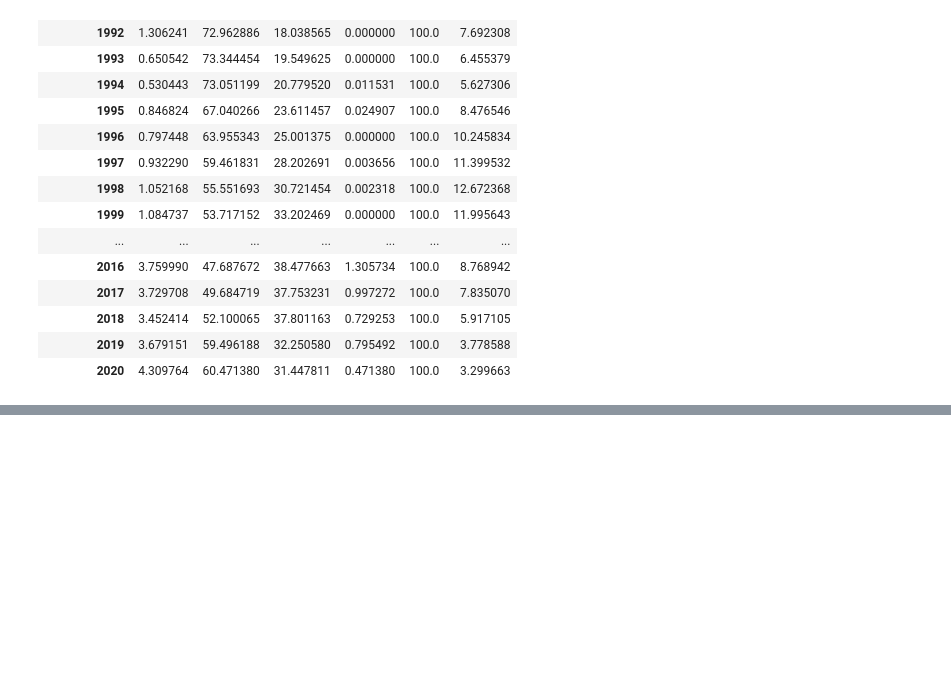
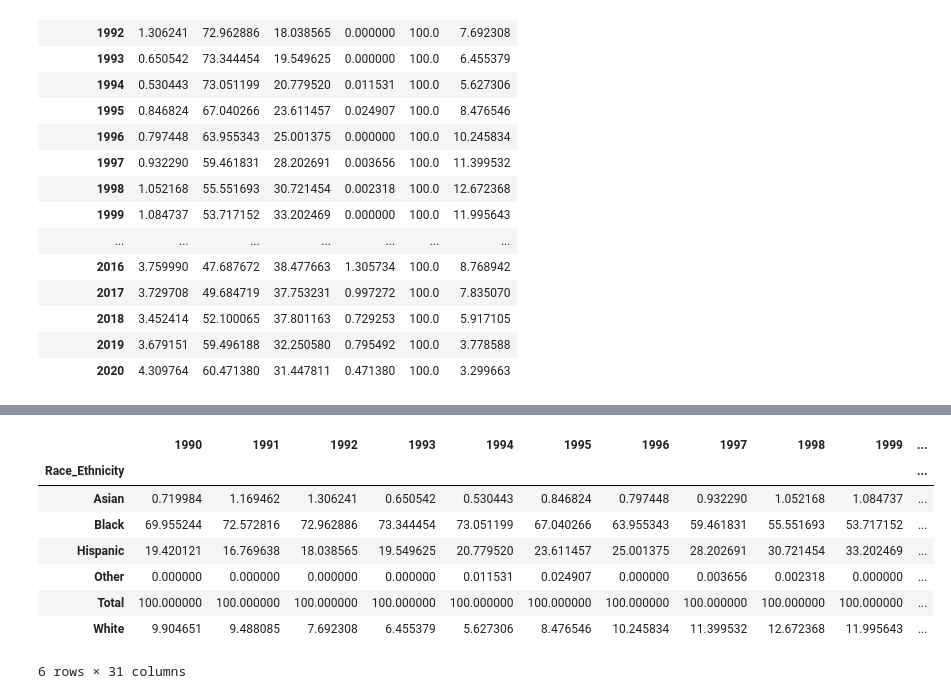
Before and after one commit to Marycunningham79/cannabis-project, a Jupyter notebook: NYC data analysis for datawrapper.ipynb, the cells around one changed output, grey strips where cells are left out. Drawn from its saved outputs; the diff is of its cells as text; code cells hidden in the pictures; blank space fills up the shorter version.

```diff
--- a/NYC data analysis for datawrapper.ipynb
+++ b/NYC data analysis for datawrapper.ipynb
@@ -127,6 +131,6 @@ total_arrest[cols].T.div(total_arrest[cols].T['Total'], axis=0).mul(100)
 # %%
-df_nyc = total_arrest[cols].T.div(total_arrest[cols].T['Total'], axis=0).mul(100)
-df_nyc
+pct = total_arrest[cols].T.div(total_arrest[cols].T['Total'], axis=0).mul(100)
+pct
 # %% [output]
 | Race_Ethnicity | Asian | Black | Hispanic | Other | Total | White |
 | 1990 | 0.719984 | 69.955244 | 19.420121 | 0.000000 | 100.0 | 9.904651 |
@@ -151,0 +156,3 @@ AttributeError: 'NoneType' object has no attribute 'rename'
+# %%
+df_exp = pd.DataFrame(pct)
+df_exp
@@ -151,0 +177,13 @@ AttributeError: 'NoneType' object has no attribute 'rename'
+# %%
+df_exp = df_exp.T
+df_exp
+# %% [output]
+|  | 1990 | 1991 | 1992 | 1993 | 1994 | 1995 | 1996 | 1997 | 1998 | 1999 | ... |
+| Race_Ethnicity |  |  |  |  |  |  |  |  |  |  | ... |
+| Asian | 0.719984 | 1.169462 | 1.306241 | 0.650542 | 0.530443 | 0.846824 | 0.797448 | 0.932290 | 1.052168 | 1.084737 | ... |
+| Black | 69.955244 | 72.572816 | 72.962886 | 73.344454 | 73.051199 | 67.040266 | 63.955343 | 59.461831 | 55.551693 | 53.717152 | ... |
+| Hispanic | 19.420121 | 16.769638 | 18.038565 | 19.549625 | 20.779520 | 23.611457 | 25.001375 | 28.202691 | 30.721454 | 33.202469 | ... |
+| Other | 0.000000 | 0.000000 | 0.000000 | 0.000000 | 0.011531 | 0.024907 | 0.000000 | 0.003656 | 0.002318 | 0.000000 | ... |
+| Total | 100.000000 | 100.000000 | 100.000000 | 100.000000 | 100.000000 | 100.000000 | 100.000000 | 100.000000 | 100.000000 | 100.000000 | ... |
+| White | 9.904651 | 9.488085 | 7.692308 | 6.455379 | 5.627306 | 8.476546 | 10.245834 | 11.399532 | 12.672368 | 11.995643 | ... |
+6 rows × 31 columns
```
Also changed, not shown: parts of 7 cells of this notebook.
